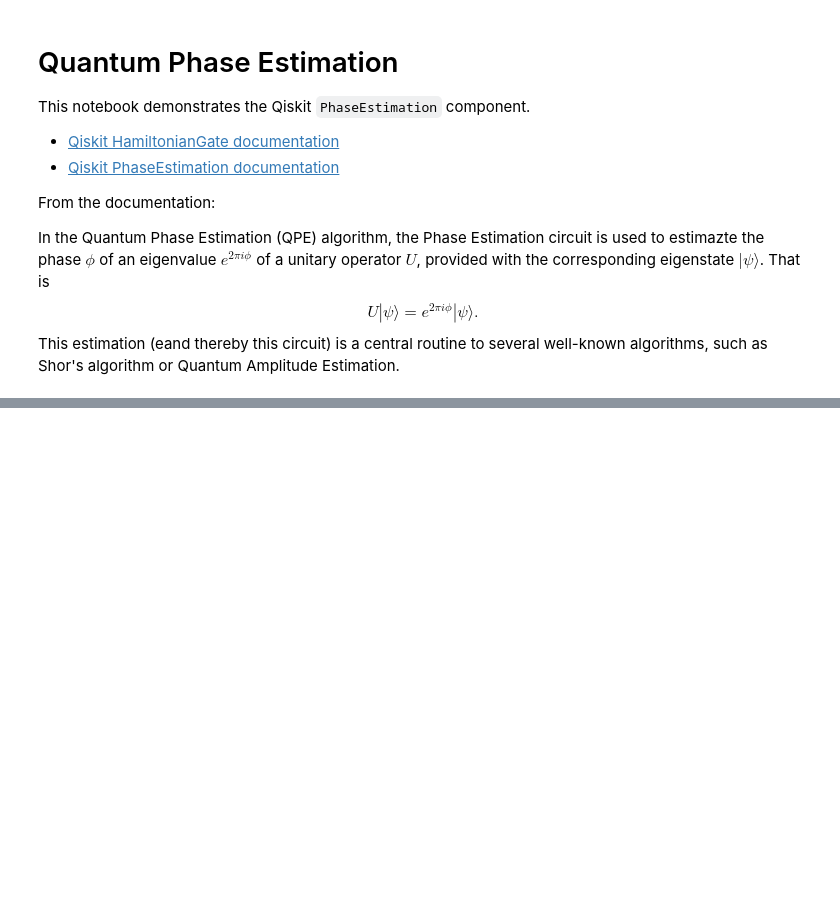
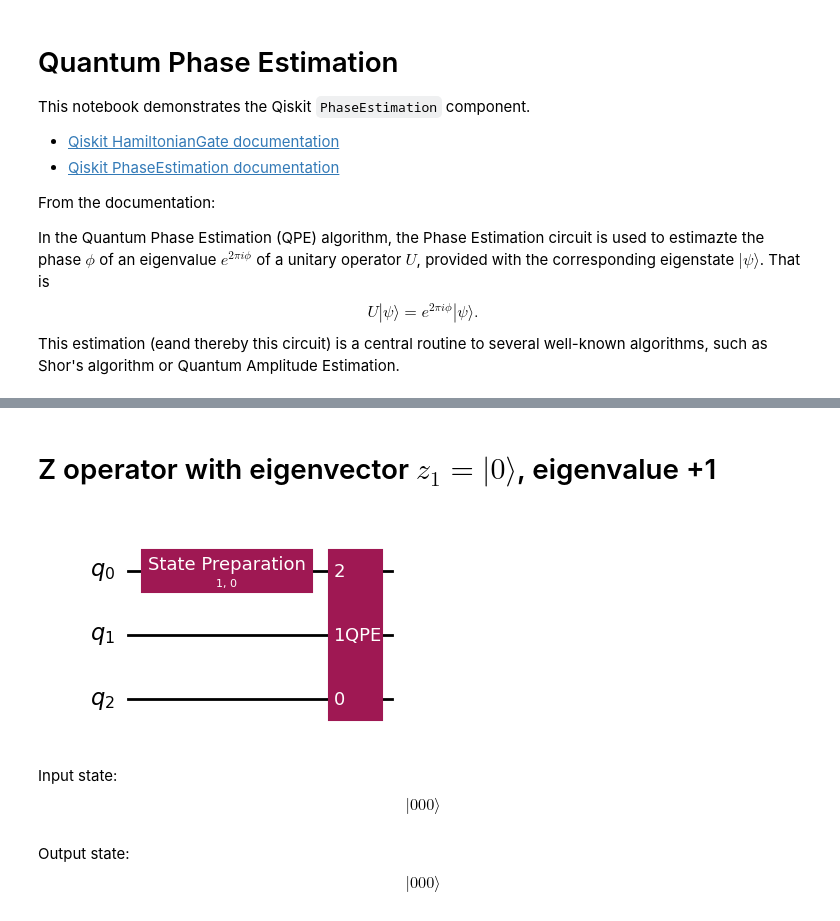
Before and after one commit to johnbhurst/phys460, a Jupyter notebook: bin/project/qpe.ipynb, the cells around one changed output, grey strips where cells are left out. Cells and saved outputs as stored; diff of their text form; code cells hidden in the pictures; blank space fills up the shorter version.

```diff
--- a/bin/project/qpe.ipynb
+++ b/bin/project/qpe.ipynb
@@ -84,0 +122,7 @@ display(Markdown(table))
+# %%
+display_qpe_circuit(Z, z1, "Z operator with eigenvector $z_1 = |0\\rangle$, eigenvalue +1")
+# %% [output]
+# Z operator with eigenvector $z_1 = |0\rangle$, eigenvalue +1
+[figure, added]
+Input state: $$ |000\rangle$$
+Output state: $$ |000\rangle$$
```
Also changed, not shown: parts of 8 cells of this notebook, 1 other file.
